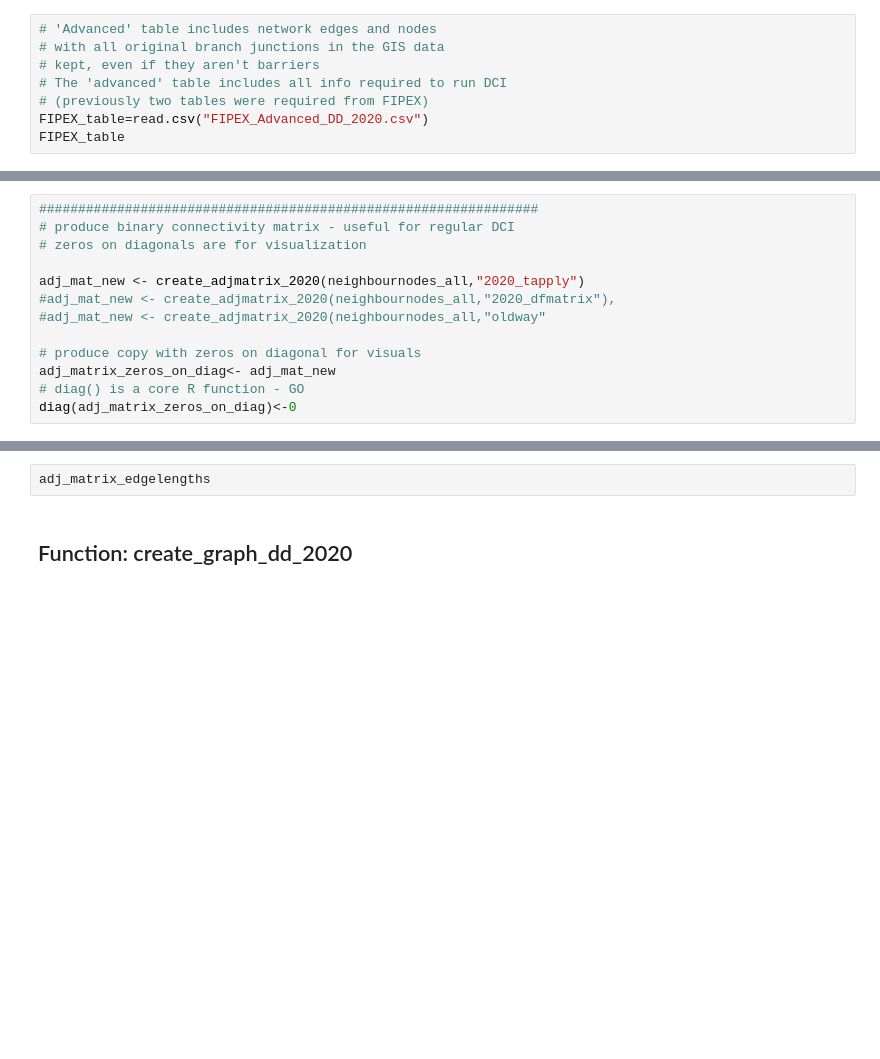
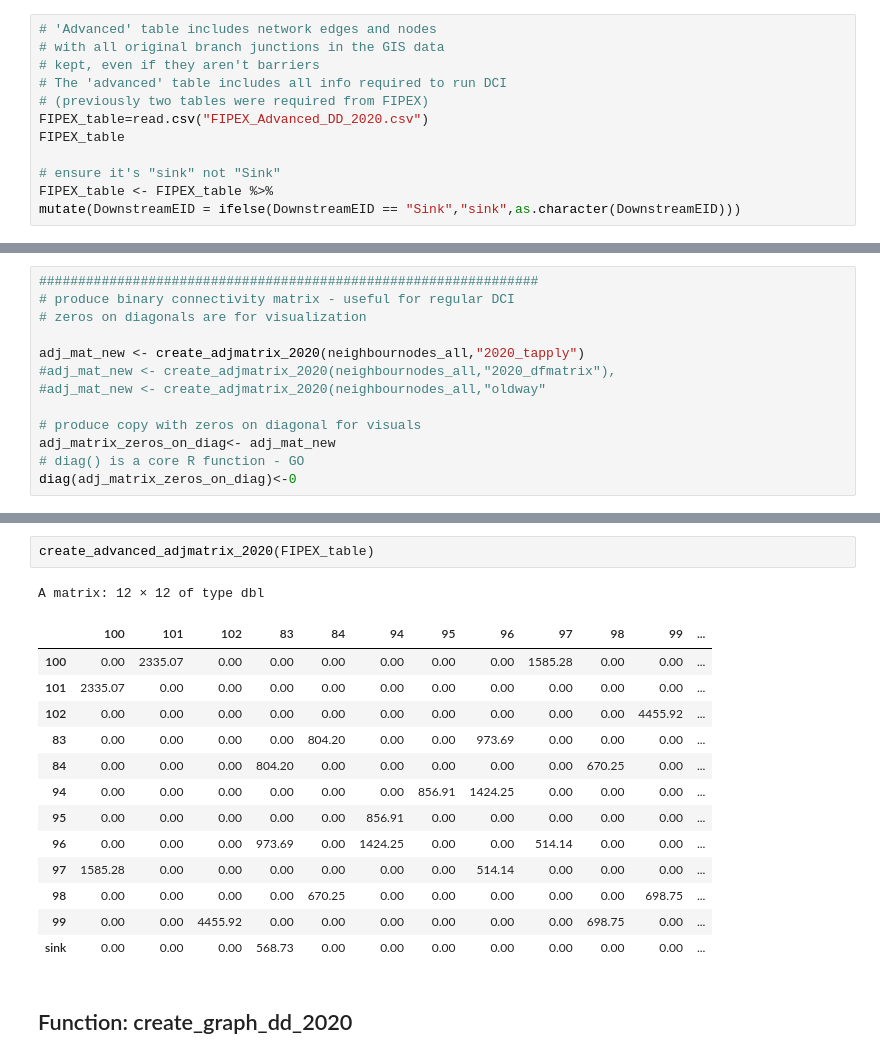
Before and after one commit to goldford/DCI-R-Code-2020, a Jupyter notebook: Dev/DCI Code for Distance Decay 2020.ipynb, the cells around one changed output, grey strips where cells are left out. Drawn from its saved outputs; the diff is of its cells as text; blank space fills up the shorter version.

```diff
--- a/Dev/DCI Code for Distance Decay 2020.ipynb
+++ b/Dev/DCI Code for Distance Decay 2020.ipynb
@@ -15,3 +15,7 @@
 # (previously two tables were required from FIPEX)
 FIPEX_table=read.csv("FIPEX_Advanced_DD_2020.csv")
 FIPEX_table
+
+# ensure it's "sink" not "Sink"
+FIPEX_table <- FIPEX_table %>%
+mutate(DownstreamEID = ifelse(DownstreamEID == "Sink","sink",as.character(DownstreamEID)))
@@ -225,5 +329,20 @@ edges_all
-# %%
-adj_matrix_edgelengths
+# %%
+create_advanced_adjmatrix_2020(FIPEX_table)
+# %% [output]
+A matrix: 12 × 12 of type dbl
+|  | 100 | 101 | 102 | 83 | 84 | 94 | 95 | 96 | 97 | 98 | 99 | ... |
+| 100 | 0.00 | 2335.07 | 0.00 | 0.00 | 0.00 | 0.00 | 0.00 | 0.00 | 1585.28 | 0.00 | 0.00 | ... |
+| 101 | 2335.07 | 0.00 | 0.00 | 0.00 | 0.00 | 0.00 | 0.00 | 0.00 | 0.00 | 0.00 | 0.00 | ... |
+| 102 | 0.00 | 0.00 | 0.00 | 0.00 | 0.00 | 0.00 | 0.00 | 0.00 | 0.00 | 0.00 | 4455.92 | ... |
+| 83 | 0.00 | 0.00 | 0.00 | 0.00 | 804.20 | 0.00 | 0.00 | 973.69 | 0.00 | 0.00 | 0.00 | ... |
+| 84 | 0.00 | 0.00 | 0.00 | 804.20 | 0.00 | 0.00 | 0.00 | 0.00 | 0.00 | 670.25 | 0.00 | ... |
+| 94 | 0.00 | 0.00 | 0.00 | 0.00 | 0.00 | 0.00 | 856.91 | 1424.25 | 0.00 | 0.00 | 0.00 | ... |
+| 95 | 0.00 | 0.00 | 0.00 | 0.00 | 0.00 | 856.91 | 0.00 | 0.00 | 0.00 | 0.00 | 0.00 | ... |
+| 96 | 0.00 | 0.00 | 0.00 | 973.69 | 0.00 | 1424.25 | 0.00 | 0.00 | 514.14 | 0.00 | 0.00 | ... |
+| 97 | 1585.28 | 0.00 | 0.00 | 0.00 | 0.00 | 0.00 | 0.00 | 514.14 | 0.00 | 0.00 | 0.00 | ... |
+| 98 | 0.00 | 0.00 | 0.00 | 0.00 | 670.25 | 0.00 | 0.00 | 0.00 | 0.00 | 0.00 | 698.75 | ... |
+| 99 | 0.00 | 0.00 | 4455.92 | 0.00 | 0.00 | 0.00 | 0.00 | 0.00 | 0.00 | 698.75 | 0.00 | ... |
+| sink | 0.00 | 0.00 | 0.00 | 568.73 | 0.00 | 0.00 | 0.00 | 0.00 | 0.00 | 0.00 | 0.00 | ... |
 # %% [markdown]
 ## Function: create_graph_dd_2020
 # %%
```
Also changed, not shown: parts of 32 cells of this notebook.
